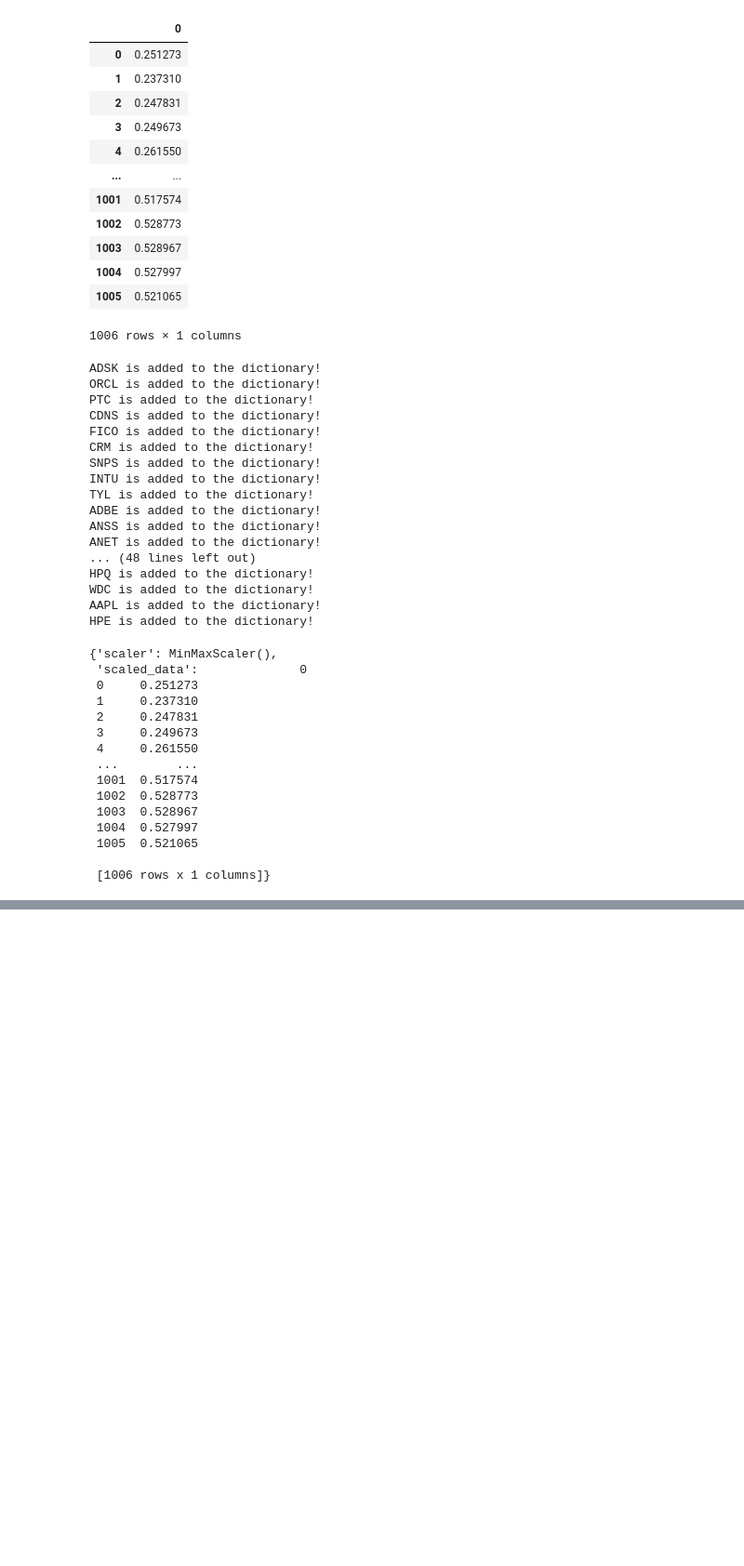
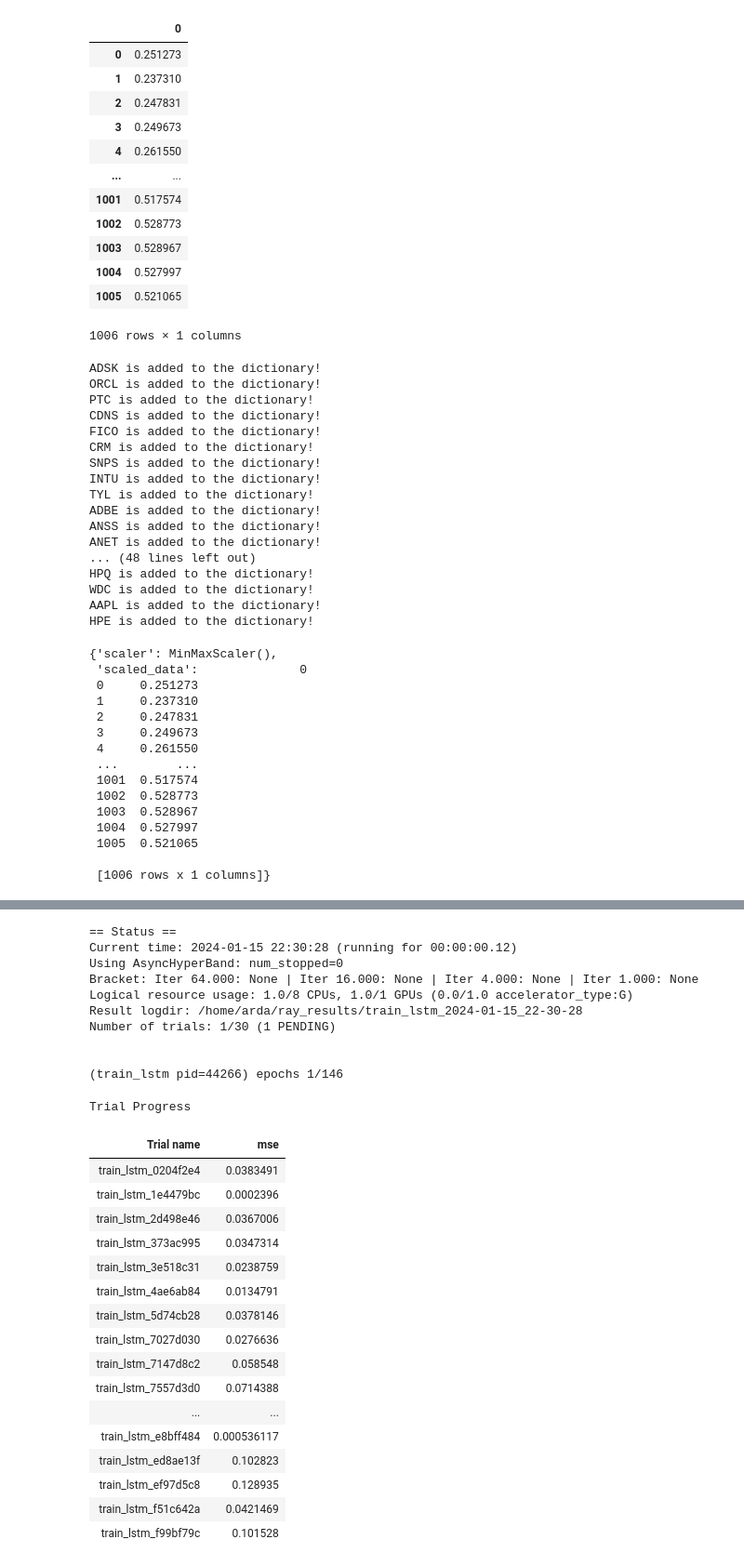
Before and after one commit to Ardaerd/Statistical-Arbitrage, a Jupyter notebook: statistical_arbitrage.ipynb, the cells around one changed output, grey strips where cells are left out. Shown: that part at 93% size. Saved outputs shown, nothing was run; the diff lists cells and outputs as text; code cells hidden in the pictures; blank space fills up the shorter version.

Commit message:
hyperparameter tunning in progress

```diff
--- a/statistical_arbitrage.ipynb
+++ b/statistical_arbitrage.ipynb
@@ -128,5 +175,5 @@ def rolling_window(data):
 # %%
-X, y = rolling_window(company_dict["AAPL"]["scaled_data"])
+X, y = rolling_window(company_dict["SNPS"]["scaled_data"])
 y[1]
 # %% [output]
 (984, 22, 1)
@@ -176,12 +251,22 @@ train_data = RollingWindowDataset(X_train, y_train)
 test_data = RollingWindowDataset(X_test, y_test)
 # %%
 device = torch.device("cuda:0" if torch.cuda.is_available() else "cpu")
-model = LSTMModel(input_dim=X.shape[2], hidden_dim=50, layer_dim=1, output_dim=y_train.shape[1]).to(device)
+model = LSTMModel(input_dim=X.shape[2], hidden_dim=22, layer_dim=1, output_dim=y_train.shape[1]).to(device)
 optimizer = optim.Adam(model.parameters(), lr=0.0001)
 criterion = nn.MSELoss()
 # %%
-def train_lstm(batch_size, epochs, train_data):
+def train_lstm(config):
+
+    batch_size = int(round(config["batch_size"]))
+    epochs = int(round(config["epochs"]))
+    hidden_dim = int(round(config["hidden_dim"]))
+    layer_dim = int(round(config["layer_dim"]))
+    learning_rate = config["learning_rate"]
+
+
     train_loader = DataLoader(train_data, batch_size=batch_size, shuffle=False)
+    model = LSTMModel(input_dim=X.shape[2], hidden_dim=hidden_dim, layer_dim=layer_dim, output_dim=y_train.shape[1]).to(device)
+    optimizer = optim.Adam(model.parameters(), lr=learning_rate)
 
     for epoch in range(epochs):
         print('epochs {}/{}'.format(epoch+1,epochs))
@@ -203,6 +288,7 @@ def train_lstm(batch_size, epochs, train_data):
 
 
         train_loss = running_loss/len(train_loader)
+        ray.train.report({"mse": train_loss})
 
         print(f'train_loss {train_loss}')
             # if batch_idx % 10 == 0:
@@ -209,0 +325,35 @@ def train_lstm(batch_size, epochs, train_data):
+# %%
+# Define hyperparameter configuration
+config = {
+    "learning_rate": tune.loguniform(1e-4, 1e-2),
+    "batch_size": tune.uniform(32, 129),  # Convert to continuous
+    "epochs": tune.uniform(50, 151),      # Convert to continuous
+    "hidden_dim": tune.uniform(22, 76),   # Convert to continuous
+    "layer_dim": tune.uniform(1, 4)
+}
+
+# Define scheduler and reporter
+scheduler = ASHAScheduler(metric="mse", mode="min")
+reporter = CLIReporter(metric_columns=["mse", "training_iteration"])
+bayesopt = BayesOptSearch(metric="mse", mode="min")
+
+
+# Start the tuning process
+analysis = tune.run(
+    train_lstm,
+    resources_per_trial={"cpu": 1, "gpu": 1},  # adjust based on your GPU
+    config=config,
+    num_samples=30,
+    scheduler=scheduler,
+    search_alg=bayesopt,  # Use Bayesian optimization search
+    progress_reporter=reporter
+)
+
+
+# Get the best hyperparameters
+best_config = analysis.get_best_config(metric="mse", mode="min")
+best_mse = analysis.get_best_trial(metric="mse", mode="min").last_result["mse"]
+
+print("Best config: ", best_config)
+print(f"Best MSE: {best_mse}")
+# %% [output]
@@ -209,0 +362,28 @@ def train_lstm(batch_size, epochs, train_data):
+== Status ==
+Current time: 2024-01-15 22:30:28 (running for 00:00:00.12)
+Using AsyncHyperBand: num_stopped=0
+Bracket: Iter 64.000: None | Iter 16.000: None | Iter 4.000: None | Iter 1.000: None
+Logical resource usage: 1.0/8 CPUs, 1.0/1 GPUs (0.0/1.0 accelerator_type:G)
+Result logdir: /home/arda/ray_results/train_lstm_2024-01-15_22-30-28
+Number of trials: 1/30 (1 PENDING)
+
+
+(train_lstm pid=44266) epochs 1/146
+Trial Progress
+| Trial name | mse |
+| train_lstm_0204f2e4 | 0.0383491 |
+| train_lstm_1e4479bc | 0.0002396 |
+| train_lstm_2d498e46 | 0.0367006 |
+| train_lstm_373ac995 | 0.0347314 |
+| train_lstm_3e518c31 | 0.0238759 |
+| train_lstm_4ae6ab84 | 0.0134791 |
+| train_lstm_5d74cb28 | 0.0378146 |
+| train_lstm_7027d030 | 0.0276636 |
+| train_lstm_7147d8c2 | 0.058548 |
+| train_lstm_7557d3d0 | 0.0714388 |
+| ... | ... |
+| train_lstm_e8bff484 | 0.000536117 |
+| train_lstm_ed8ae13f | 0.102823 |
+| train_lstm_ef97d5c8 | 0.128935 |
+| train_lstm_f51c642a | 0.0421469 |
+| train_lstm_f99bf79c | 0.101528 |
```
Also changed, not shown: parts of 15 cells of this notebook.
